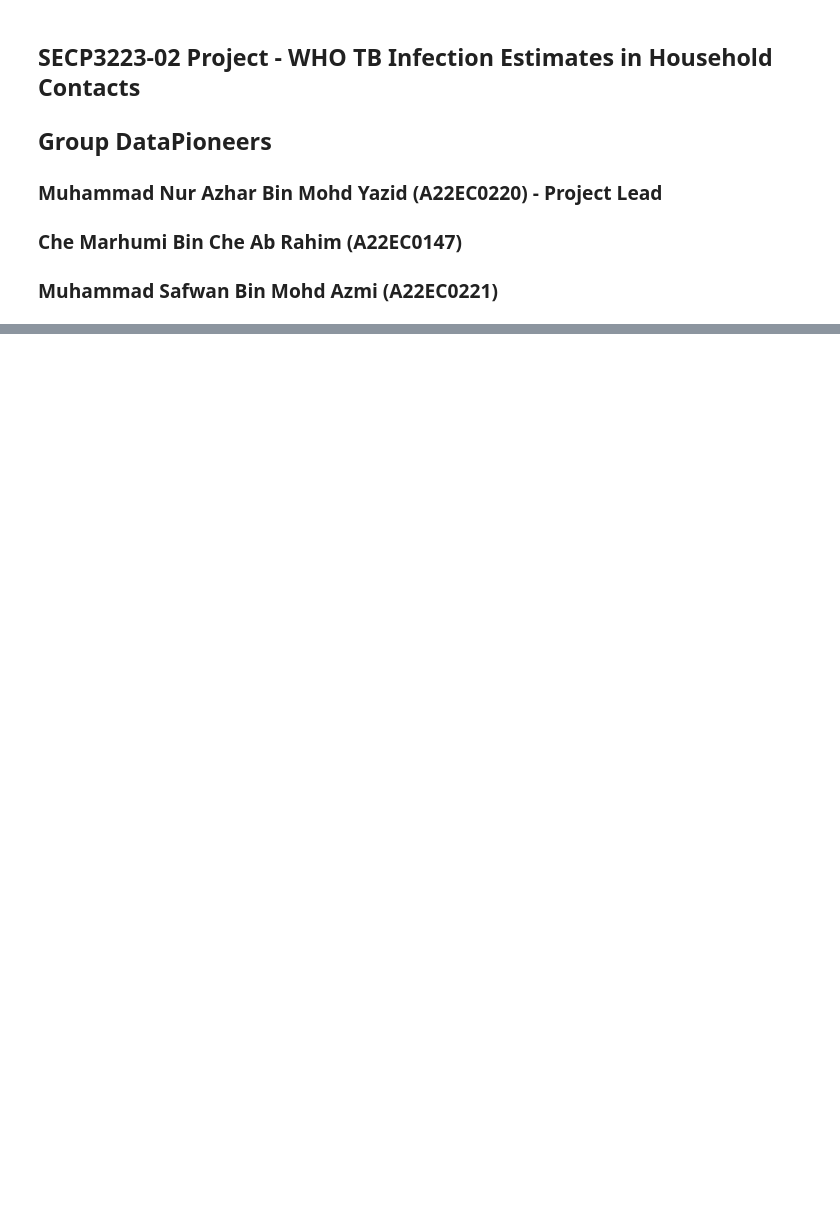
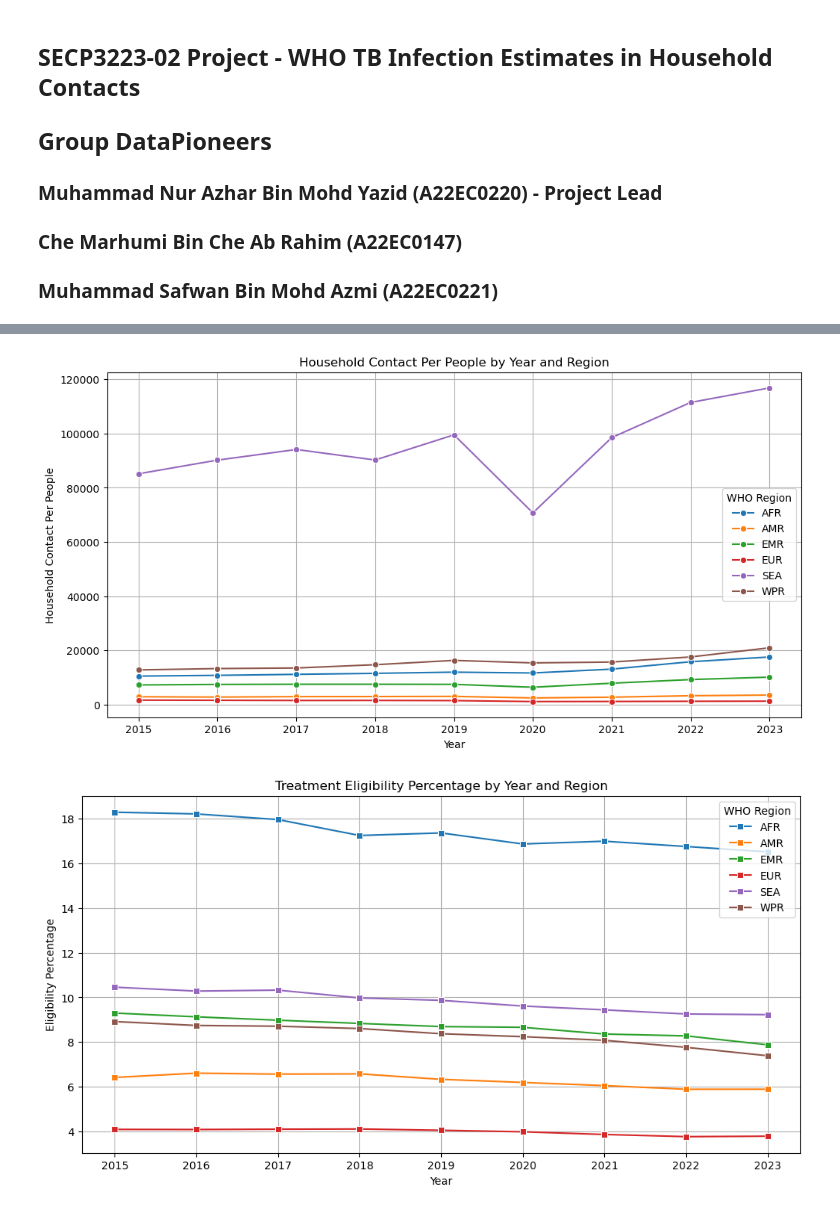
Before and after one commit to mnazhar13/DataAnalyticsProject, a Jupyter notebook: LTBI-estimates-Workbook.ipynb, the cells around one changed output, grey strips where cells are left out. Cells and saved outputs as stored; diff of their text form; code cells hidden in the pictures; blank space fills up the shorter version.

```diff
--- a/LTBI-estimates-Workbook.ipynb
+++ b/LTBI-estimates-Workbook.ipynb
@@ -243,0 +260,4 @@ plt.show()
+# %%
+# Load dataset
+file_path = 'LTBI_estimates_prepared.csv'
+tb_data_prepared = pd.read_csv(file_path)
@@ -243,0 +268,6 @@ plt.show()
+# %%
+# Group data by year and region
+year_region_agg = tb_data_prepared.groupby(['year', 'g_whoregion'])[['household_contact_per_people', 'eligible_percent']].mean()
+
+# Display the aggregated data
+print(year_region_agg.head())
@@ -243,0 +286,6 @@ plt.show()
+# %%
+# Reset the index for easier handling
+year_region_agg = year_region_agg.reset_index()
+
+# Display the reshaped data
+print(year_region_agg.head())
@@ -243,0 +303,26 @@ plt.show()
+# %%
+import matplotlib.pyplot as plt
+import seaborn as sns
+
+# Line plot for household_contact_rate trends
+plt.figure(figsize=(12, 6))
+sns.lineplot(data=year_region_agg, x='year', y='household_contact_per_people', hue='g_whoregion', marker='o')
+plt.title('Household Contact Per People by Year and Region')
+plt.xlabel('Year')
+plt.ylabel('Household Contact Per People')
+plt.legend(title='WHO Region')
+plt.grid()
+plt.show()
+
+# Line plot for eligible_pct trends
+plt.figure(figsize=(12, 6))
+sns.lineplot(data=year_region_agg, x='year', y='eligible_percent', hue='g_whoregion', marker='s')
+plt.title('Treatment Eligibility Percentage by Year and Region')
+plt.xlabel('Year')
+plt.ylabel('Eligibility Percentage')
+plt.legend(title='WHO Region')
+plt.grid()
+plt.show()
+# %% [output]
+[figure, added]
+[figure, added]
```
Also changed, not shown: parts of 50 cells of this notebook, 4 other files.
